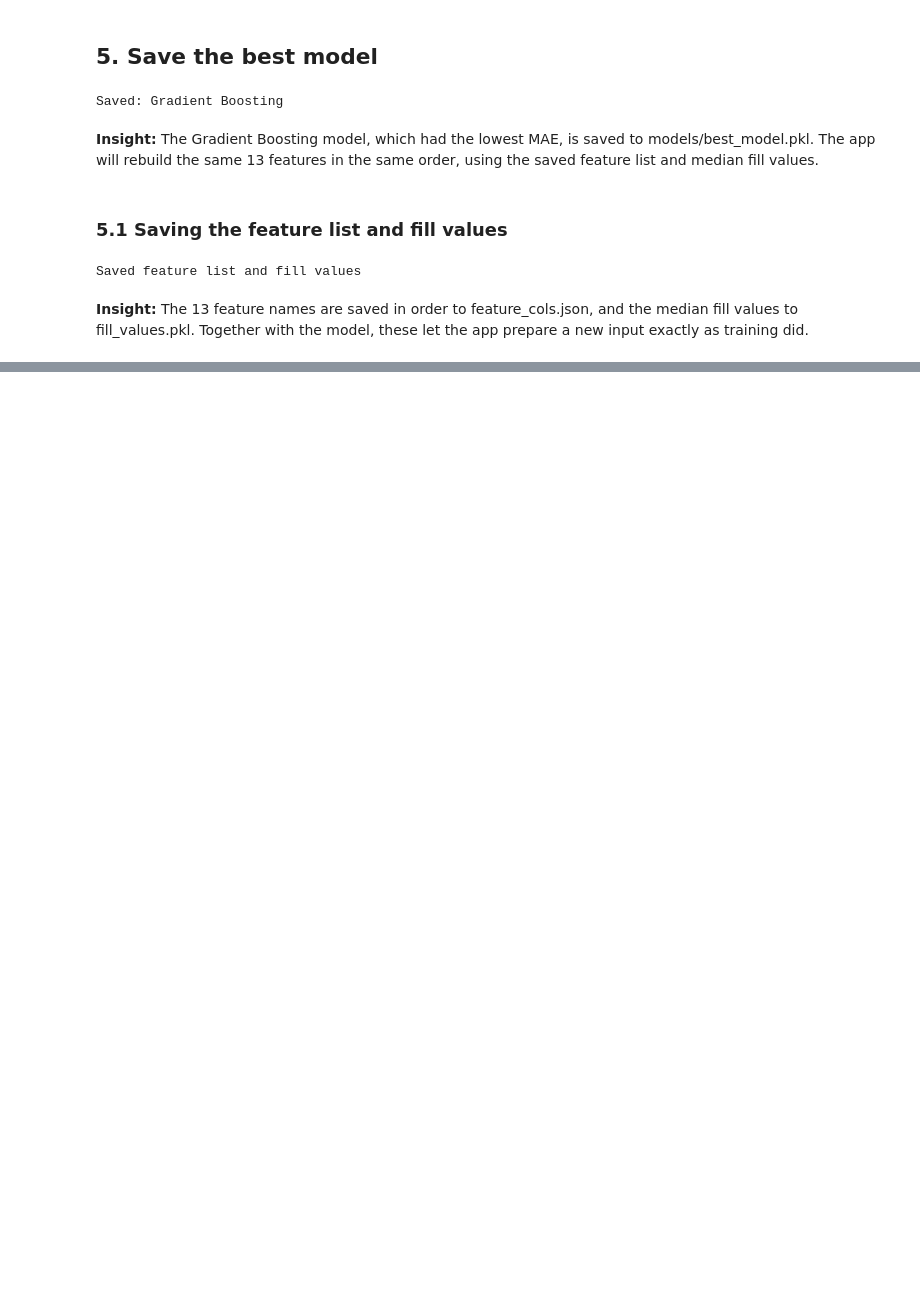
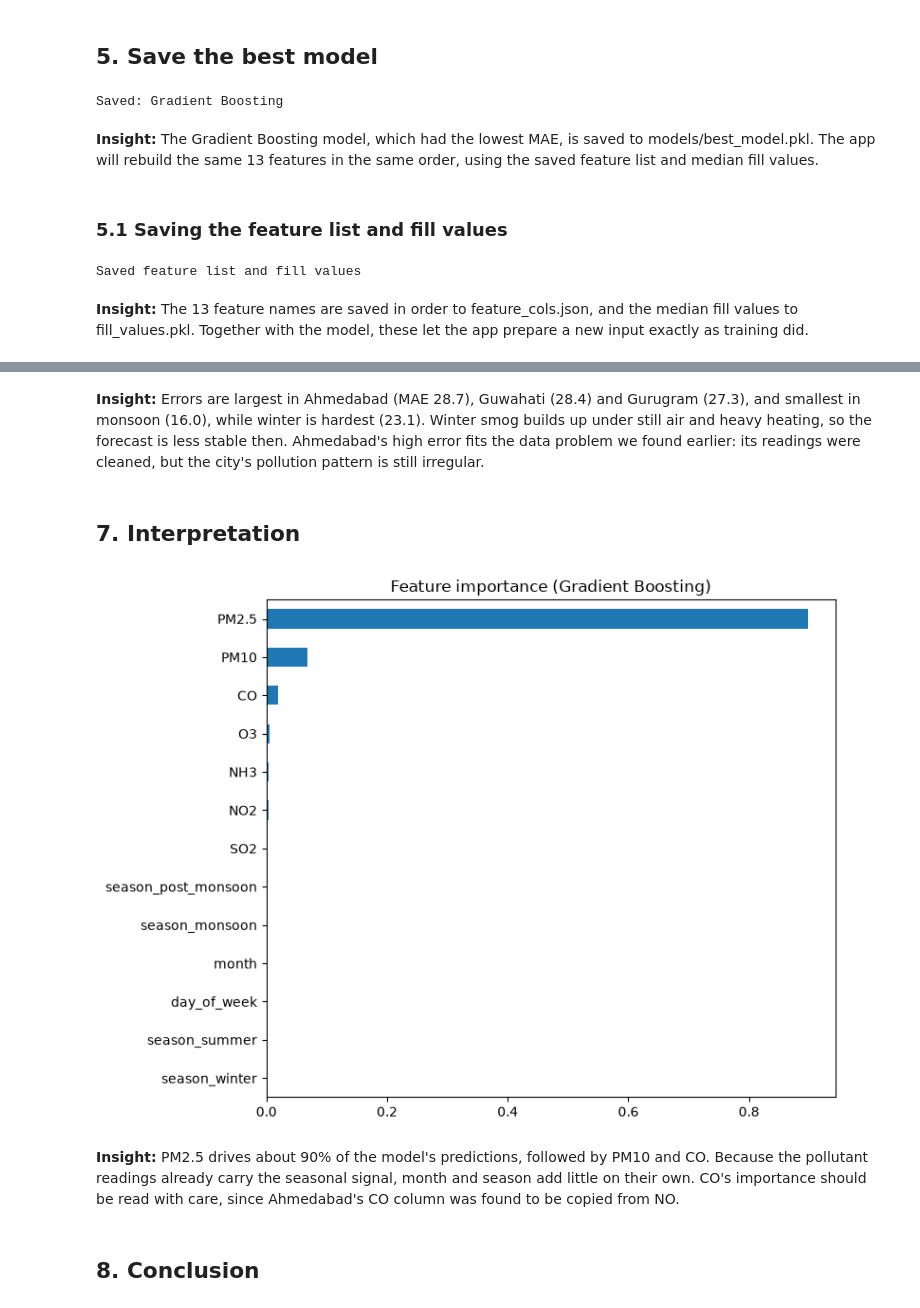
Before and after one commit to madhavnnnnnnnnnnnn/AQI-Prediction-for-Indian-Cities, a Jupyter notebook: 02_preprocessing.ipynb, the cells around one changed output, grey strips where cells are left out. Cells and saved outputs as stored; diff of their text form; code cells hidden in the pictures; blank space fills up the shorter version.

Commit message:
Add error analysis, interpretation and conclusion

```diff
--- a/02_preprocessing.ipynb
+++ b/02_preprocessing.ipynb
@@ -279,0 +282,16 @@ Saved feature list and fill values
+# %%
+from sklearn.ensemble import GradientBoostingRegressor
+
+best = GradientBoostingRegressor(random_state=42)
+best.fit(X_train, y_train)
+
+analysis = test[["City"]].copy()
+analysis["season"] = test[season_cols].idxmax(axis=1).str.replace("season_", "")
+analysis["AQI_tomorrow"] = y_test
+analysis["predicted"] = best.predict(X_test)
+analysis["abs_error"] = (analysis["AQI_tomorrow"] - analysis["predicted"]).abs()
+
+print("MAE by city (worst 10):")
+print(analysis.groupby("City")["abs_error"].mean().sort_values(ascending=False).head(10).round(1))
+print("\nMAE by season:")
+print(analysis.groupby("season")["abs_error"].mean().sort_values(ascending=False).round(1))
@@ -279,0 +316,17 @@ Saved feature list and fill values
+# %% [markdown]
+**Insight:** Errors are largest in Ahmedabad (MAE 28.7), Guwahati (28.4) and Gurugram (27.3), and smallest in monsoon (16.0), while winter is hardest (23.1). Winter smog builds up under still air and heavy heating, so the forecast is less stable then. Ahmedabad's high error fits the data problem we found earlier: its readings were cleaned, but the city's pollution pattern is still irregular.
+# %% [markdown]
+## 7. Interpretation
+# %%
+import matplotlib.pyplot as plt
+
+importance = pd.Series(best.feature_importances_, index=feature_cols).sort_values()
+importance.plot(kind="barh", figsize=(8, 6), title="Feature importance (Gradient Boosting)")
+plt.tight_layout()
+plt.show()
+# %% [output]
+[figure, added]
+# %% [markdown]
+**Insight:** PM2.5 drives about 90% of the model's predictions, followed by PM10 and CO. Because the pollutant readings already carry the seasonal signal, month and season add little on their own. CO's importance should be read with care, since Ahmedabad's CO column was found to be copied from NO.
+# %% [markdown]
+## 8. Conclusion
```
Also changed, not shown: parts of 3 cells of this notebook.
